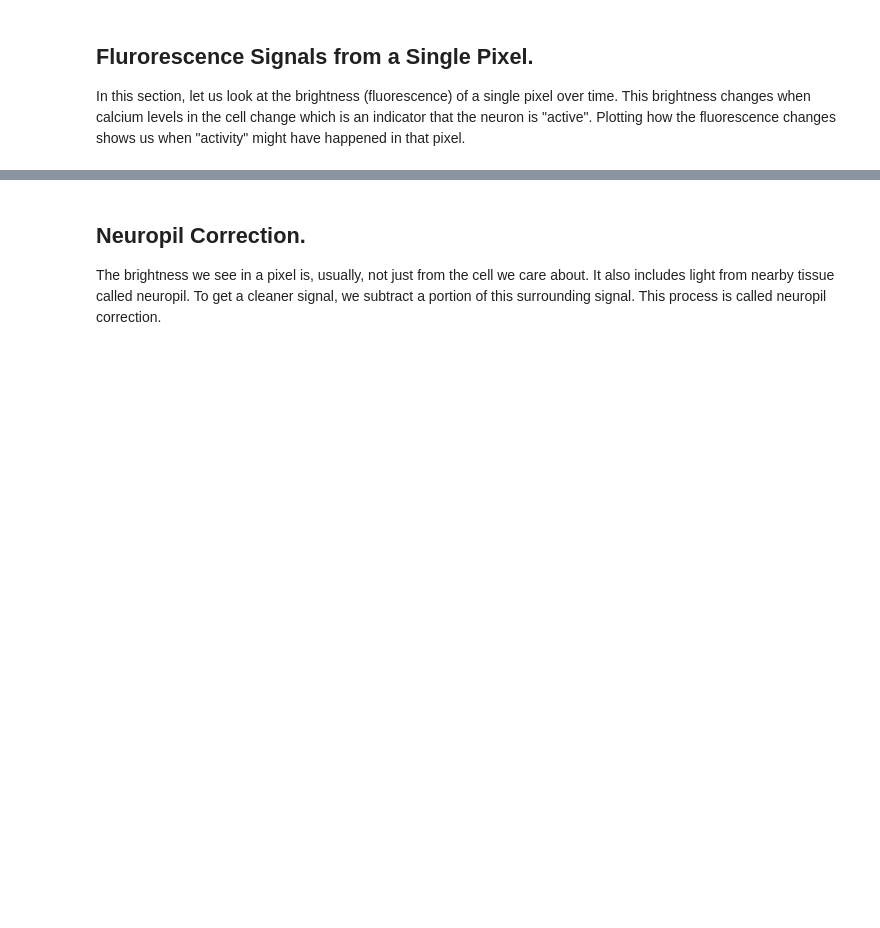
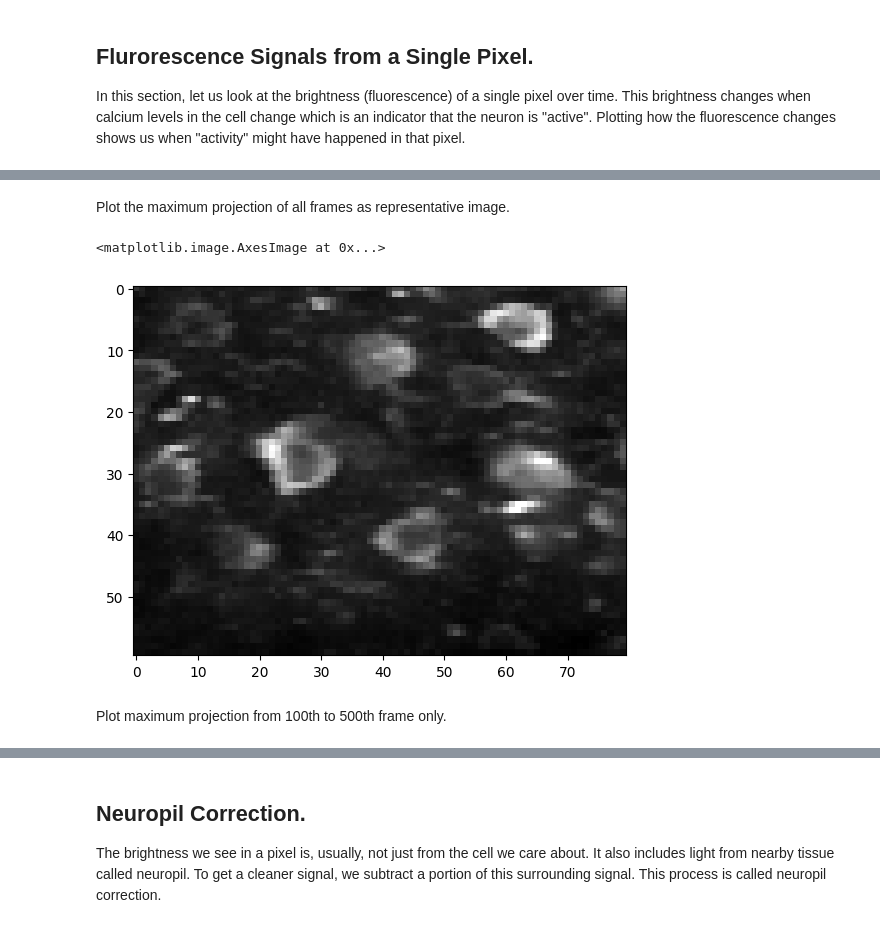
Before and after one commit to bkampa/intro-to-calcium-imaging-analysis-in-python-2025, a Jupyter notebook: day1/02. Single-Pixel Fluorescence in Calcium Imaging.ipynb, the cells around one changed output, grey strips where cells are left out. Cells and saved outputs as stored; diff of their text form; code cells hidden in the pictures; blank space fills up the shorter version.

```diff
--- a/day1/02. Single-Pixel Fluorescence in Calcium Imaging.ipynb
+++ b/day1/02. Single-Pixel Fluorescence in Calcium Imaging.ipynb
@@ -49,7 +65,14 @@ plt.imshow(rep_image, cmap='gray')
+# %% [markdown]
+Plot the maximum projection of all frames as representative image.
 # %%
 data = imread('data/demoMovie.tif')
-rep_image = data[:11, :, :].max(axis=0)
+rep_image = data.max(axis=0)
 plt.imshow(rep_image, cmap='gray')
+# %% [output]
+<matplotlib.image.AxesImage at 0x...>
+[figure, added]
+# %% [markdown]
+Plot maximum projection from 100th to 500th frame only.
 # %%
 data = imread('data/demoMovie.tif')
 rep_image = data[100:500, :, :].max(axis=0)
```
Also changed, not shown: parts of 27 cells of this notebook.
